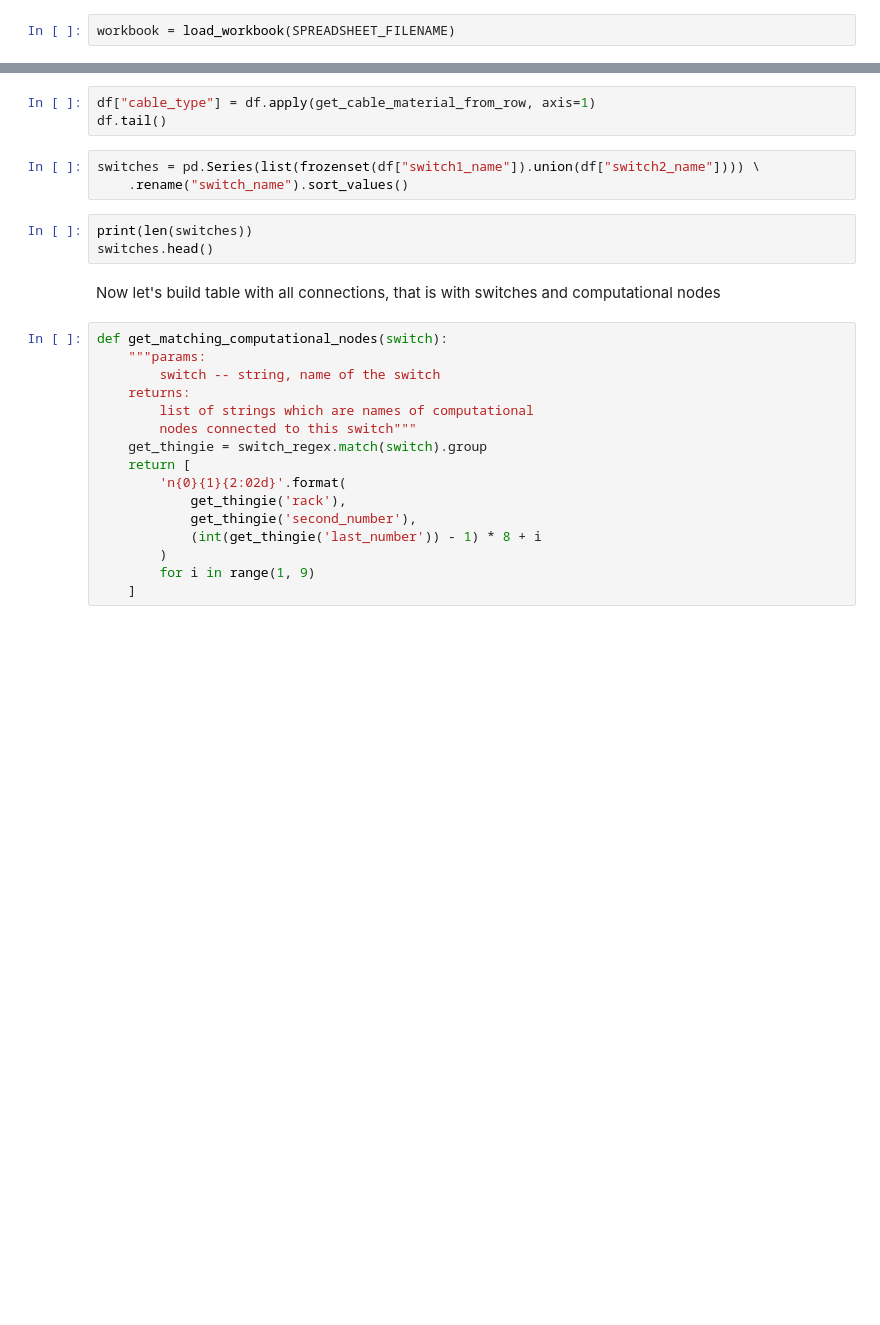
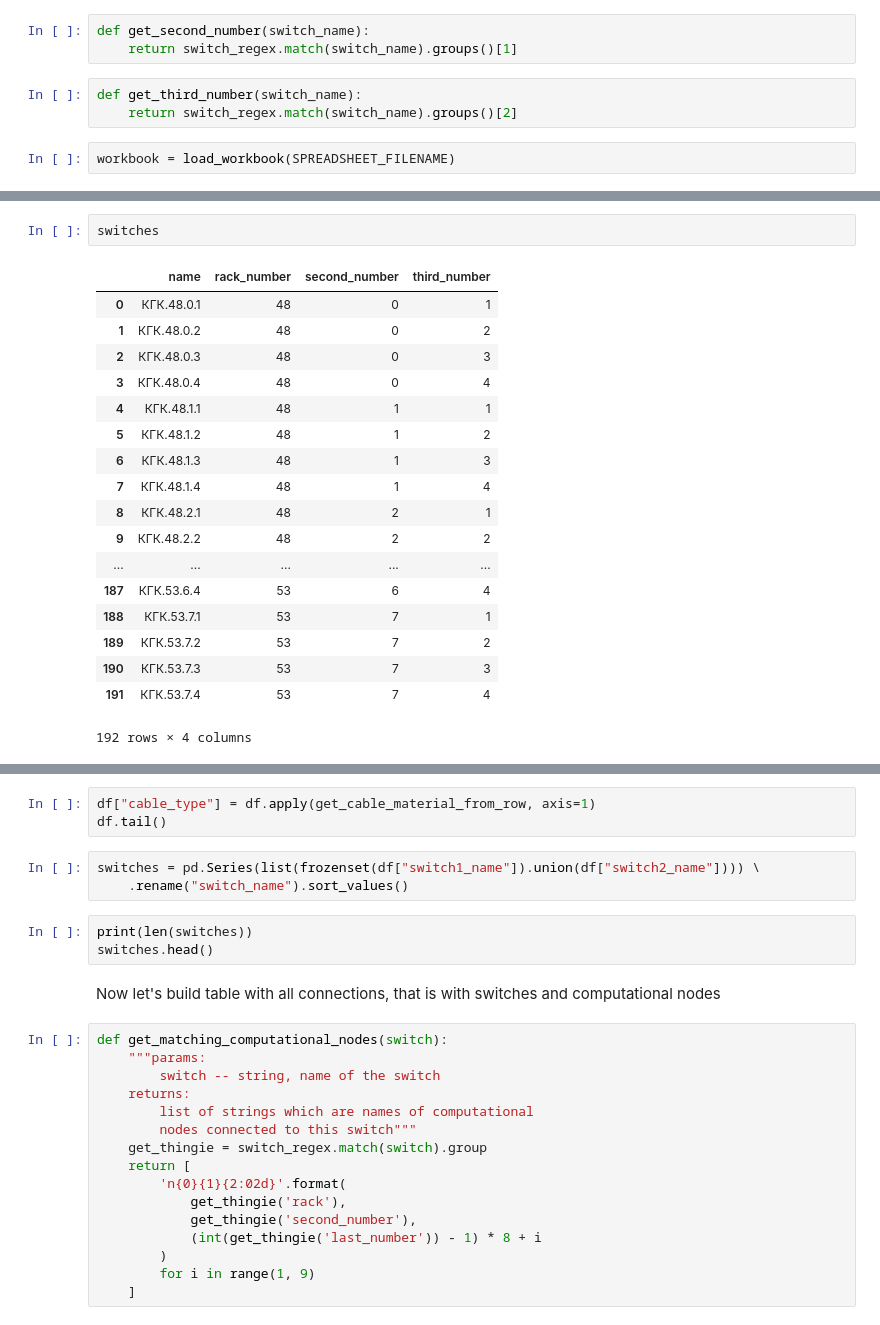
Before and after one commit to b-filip/topologies_clusterizer, a Jupyter notebook: new_stuff.ipynb, the cells around one changed output, grey strips where cells are left out. Saved outputs shown, nothing was run; the diff lists cells and outputs as text; blank space fills up the shorter version.

```diff
--- a/new_stuff.ipynb
+++ b/new_stuff.ipynb
@@ -90,6 +90,12 @@ def get_cable_material_from_row(row):
     rack1 = row.loc["switch1_rack"]
     rack2 = row.loc["switch2_rack"]
     return determine_material_between_switches(rack1, rack2)
+# %%
+def get_second_number(switch_name):
+    return switch_regex.match(switch_name).groups()[1]
+# %%
+def get_third_number(switch_name):
+    return switch_regex.match(switch_name).groups()[2]
 # %%
 workbook = load_workbook(SPREADSHEET_FILENAME)
 # %%
@@ -105,0 +118,21 @@ switch_to_switch_connections = (pd.DataFrame(x, columns=["switch1", "switch2"])
+# %%
+switches
+# %% [output]
+|  | name | rack_number | second_number | third_number |
+| 0 | КГК.48.0.1 | 48 | 0 | 1 |
+| 1 | КГК.48.0.2 | 48 | 0 | 2 |
+| 2 | КГК.48.0.3 | 48 | 0 | 3 |
+| 3 | КГК.48.0.4 | 48 | 0 | 4 |
+| 4 | КГК.48.1.1 | 48 | 1 | 1 |
+| 5 | КГК.48.1.2 | 48 | 1 | 2 |
+| 6 | КГК.48.1.3 | 48 | 1 | 3 |
+| 7 | КГК.48.1.4 | 48 | 1 | 4 |
+| 8 | КГК.48.2.1 | 48 | 2 | 1 |
+| 9 | КГК.48.2.2 | 48 | 2 | 2 |
+| ... | ... | ... | ... | ... |
+| 187 | КГК.53.6.4 | 53 | 6 | 4 |
+| 188 | КГК.53.7.1 | 53 | 7 | 1 |
+| 189 | КГК.53.7.2 | 53 | 7 | 2 |
+| 190 | КГК.53.7.3 | 53 | 7 | 3 |
+| 191 | КГК.53.7.4 | 53 | 7 | 4 |
+192 rows × 4 columns
```
Also changed, not shown: parts of 10 cells of this notebook.
